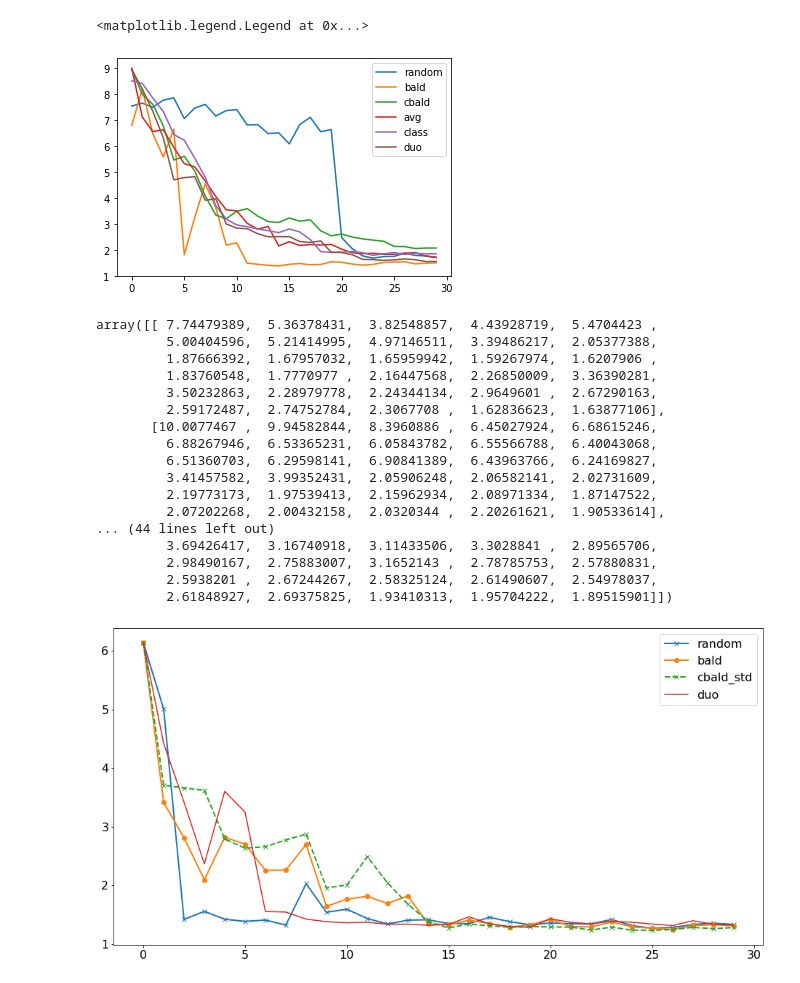
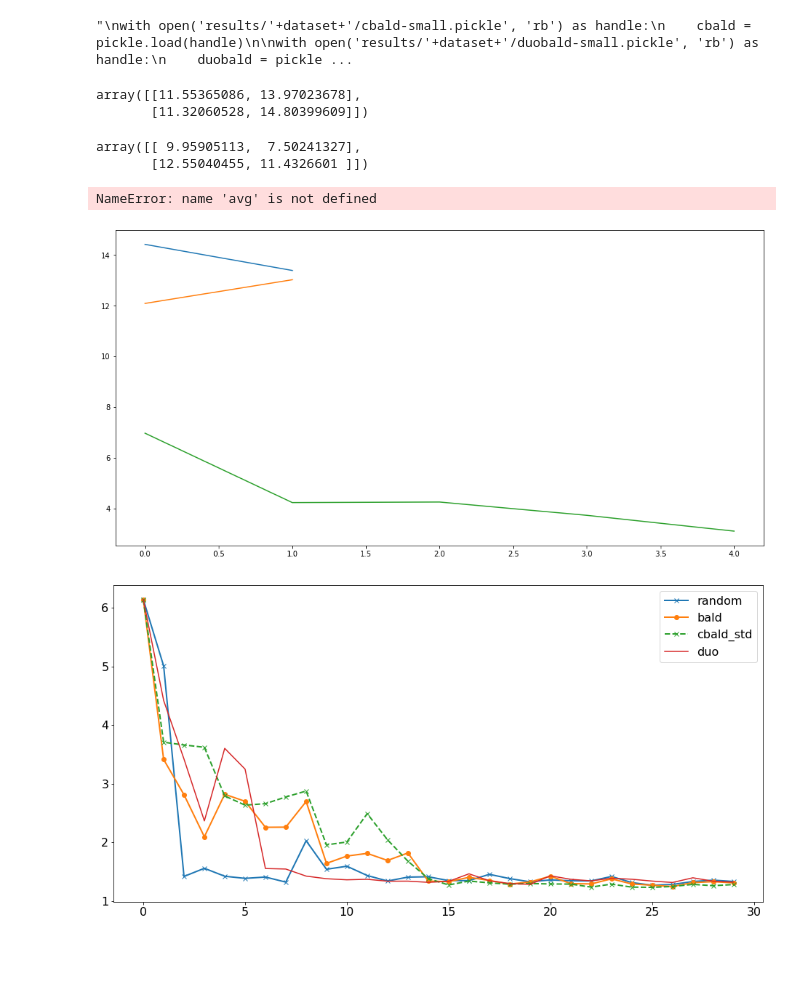
Before and after one commit to fbohu/Censored-Active-Learning, a Jupyter notebook: eval.ipynb, the cells around one changed output. Saved outputs shown, nothing was run; the diff lists cells and outputs as text; code cells hidden in the pictures; blank space fills up the shorter version.

```diff
--- a/eval.ipynb
+++ b/eval.ipynb
@@ -3,56 +3,52 @@ import numpy as np
 #import pickle
 import pickle5 as pickle
 import matplotlib.pyplot as plt
+# %%
+dataset = 'synth'
 # %%
-with open('results/cbald/random-small.pickle', 'rb') as handle:
+with open('results/'+dataset+'/random-small.pickle', 'rb') as handle:
     random = pickle.load(handle)
 
-with open('results/cbald/bald-small.pickle', 'rb') as handle:
+with open('results/'+dataset+'/bald-small.pickle', 'rb') as handle:
     bald = pickle.load(handle)
-
-with open('results/cbald/cbald-small.pickle', 'rb') as handle:
+'''
+with open('results/'+dataset+'/cbald-small.pickle', 'rb') as handle:
     cbald = pickle.load(handle)
 
-with open('results/cbald/duobald-small.pickle', 'rb') as handle:
+with open('results/'+dataset+'/duobald-small.pickle', 'rb') as handle:
     duobald = pickle.load(handle)
 
-with open('results/cbald/avg_bald-small.pickle', 'rb') as handle:
+with open('results/'+dataset+'/avg_bald-small.pickle', 'rb') as handle:
     avg = pickle.load(handle)
 
-with open('results/cbald/classbald-small.pickle', 'rb') as handle:
+with open('results/'+dataset+'/classbald-small.pickle', 'rb') as handle:
     classbald = pickle.load(handle)
+'''
+# %% [output]
+"\nwith open('results/'+dataset+'/cbald-small.pickle', 'rb') as handle:\n    cbald = pickle.load(handle)\n\nwith open('results/'+dataset+'/duobald-small.pickle', 'rb') as handle:\n    duobald = pickle ...
-# %%
-plt.plot(np.mean(random['model_perf'],axis=0), label='random')
-plt.plot(np.mean(bald['model_perf'],axis=0), label='bald')
-plt.plot(np.mean(cbald['model_perf'],axis=0),label='cbald')
-plt.plot(np.mean(avg['model_perf'],axis=0),label='avg')
-plt.plot(np.mean(classbald['model_perf'],axis=0),label='class')
-plt.plot(np.mean(duobald['model_perf'],axis=0), label='duo')
-plt.legend()
-#plt.plot(np.mean(cbald_m['model_perf'],axis=0))
-# %% [output]
-<matplotlib.legend.Legend at 0x...>
-[figure, removed]
+# %%
+random['model_perf']
+# %% [output]
+array([[11.55365086, 13.97023678],
+       [11.32060528, 14.80399609]])
 # %%
 bald['model_perf']
 # %% [output]
-array([[ 7.74479389,  5.36378431,  3.82548857,  4.43928719,  5.4704423 ,
-         5.00404596,  5.21414995,  4.97146511,  3.39486217,  2.05377388,
-         1.87666392,  1.67957032,  1.65959942,  1.59267974,  1.6207906 ,
-         1.83760548,  1.7770977 ,  2.16447568,  2.26850009,  3.36390281,
-         3.50232863,  2.28979778,  2.24344134,  2.9649601 ,  2.67290163,
-         2.59172487,  2.74752784,  2.3067708 ,  1.62836623,  1.63877106],
-       [10.0077467 ,  9.94582844,  8.3960886 ,  6.45027924,  6.68615246,
-         6.88267946,  6.53365231,  6.05843782,  6.55566788,  6.40043068,
-         6.51360703,  6.29598141,  6.90841389,  6.43963766,  6.24169827,
-         3.41457582,  3.99352431,  2.05906248,  2.06582141,  2.02731609,
-         2.19773173,  1.97539413,  2.15962934,  2.08971334,  1.87147522,
-         2.07202268,  2.00432158,  2.0320344 ,  2.20261621,  1.90533614],
-... (44 lines left out)
-         3.69426417,  3.16740918,  3.11433506,  3.3028841 ,  2.89565706,
-         2.98490167,  2.75883007,  3.1652143 ,  2.78785753,  2.57880831,
-         2.5938201 ,  2.67244267,  2.58325124,  2.61490607,  2.54978037,
-         2.61848927,  2.69375825,  1.93410313,  1.95704222,  1.89515901]])
+array([[ 9.95905113,  7.50241327],
+       [12.55040455, 11.4326601 ]])
+# %%
+plt.figure(figsize=(16,8))
+plt.plot(np.mean(random['model_perf'],axis=0), label='random')
+plt.plot(np.mean(bald['model_perf'],axis=0), label='bald')
+plt.plot(np.mean(cbald['model_perf'],axis=0),label='cbald')
+plt.plot(np.mean(avg['model_perf'],axis=0),label='avg')
+plt.plot(np.mean(classbald['model_perf'],axis=0),label='class')
+plt.plot(np.mean(duobald['model_perf'],axis=0), label='duo')
+plt.legend()
+#plt.plot(np.mean(cbald_m['model_perf'],axis=0))
+# %% [output]
+NameError: name 'avg' is not defined
+[figure, added]
 # %%
 with open('results/cbald_filename.pickle', 'rb') as handle:
     b = pickle.load(handle)
```
Also changed, not shown: 10 other files.
